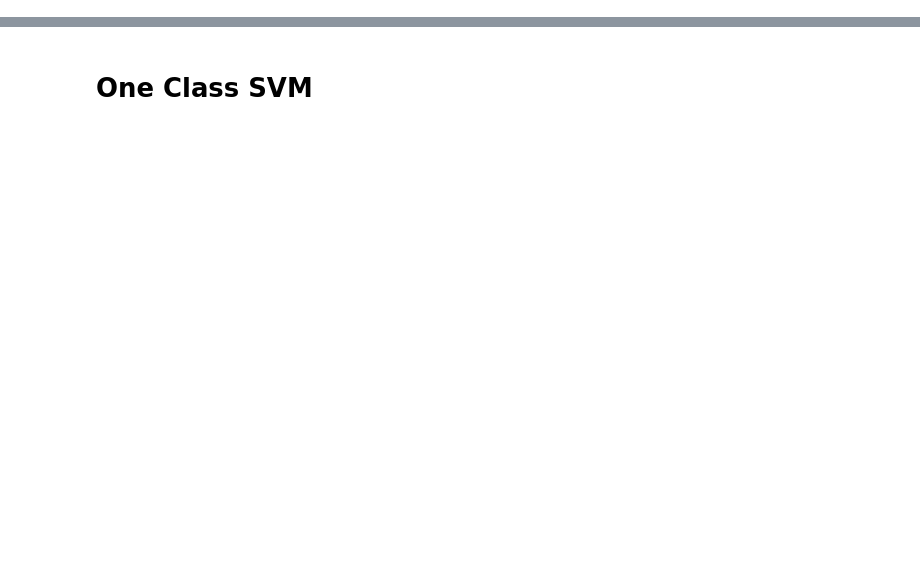
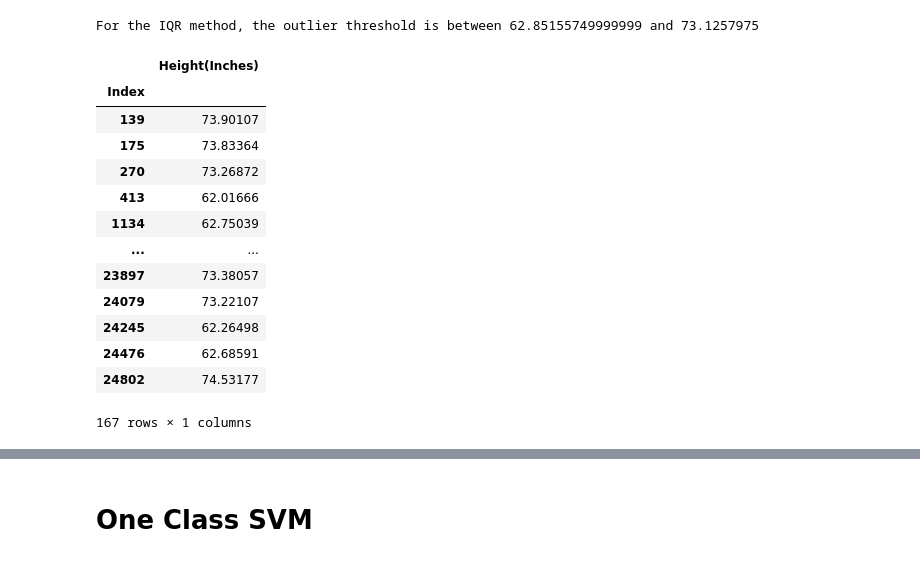
Before and after one commit to ssaeed85/dsc-OutlierDetection, a Jupyter notebook: OneClassSVM_KMeans.ipynb, the cells around one changed output, grey strips where cells are left out. Drawn from its saved outputs; the diff is of its cells as text; code cells hidden in the pictures; blank space fills up the shorter version.

Commit message:
Added figures and heights dataset

```diff
--- a/OneClassSVM_KMeans.ipynb
+++ b/OneClassSVM_KMeans.ipynb
@@ -95,0 +39,3 @@ For the standard deviation method, the outlier threshold is between 40.562756258
+# %%
+df_HW = pd.read_csv('data/SOCR-HeightWeight.csv',index_col='Index')[['Height(Inches)']]
+df_HW.describe()
@@ -95,0 +63,18 @@ For the standard deviation method, the outlier threshold is between 40.562756258
+# %%
+getOutliers_IQR(df_HW,'Height(Inches)')
+# %% [output]
+For the IQR method, the outlier threshold is between 62.85155749999999 and 73.1257975
+|  | Height(Inches) |
+| Index |  |
+| 139 | 73.90107 |
+| 175 | 73.83364 |
+| 270 | 73.26872 |
+| 413 | 62.01666 |
+| 1134 | 62.75039 |
+| ... | ... |
+| 23897 | 73.38057 |
+| 24079 | 73.22107 |
+| 24245 | 62.26498 |
+| 24476 | 62.68591 |
+| 24802 | 74.53177 |
+167 rows × 1 columns
```
Also changed, not shown: parts of 8 cells of this notebook, 4 other files.
